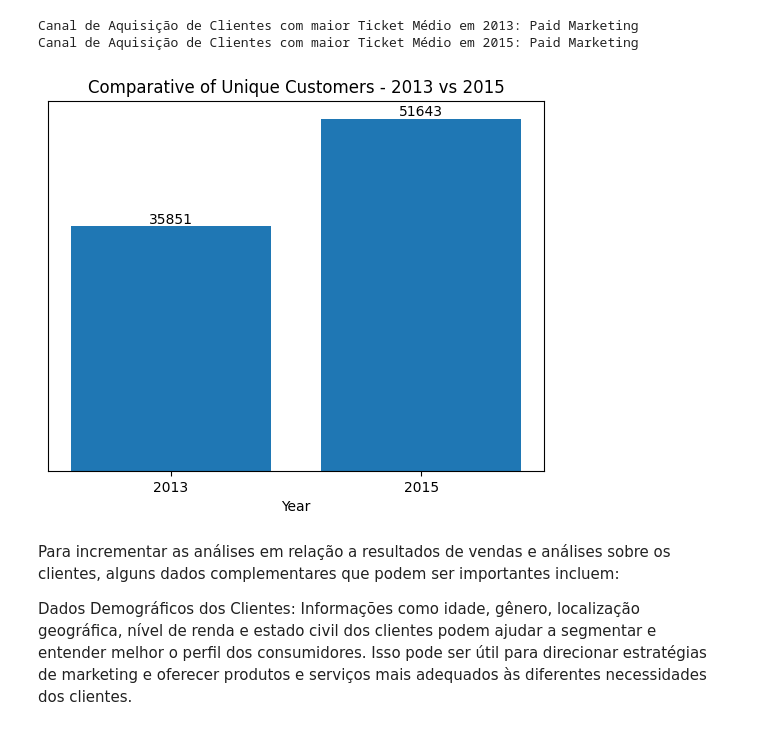
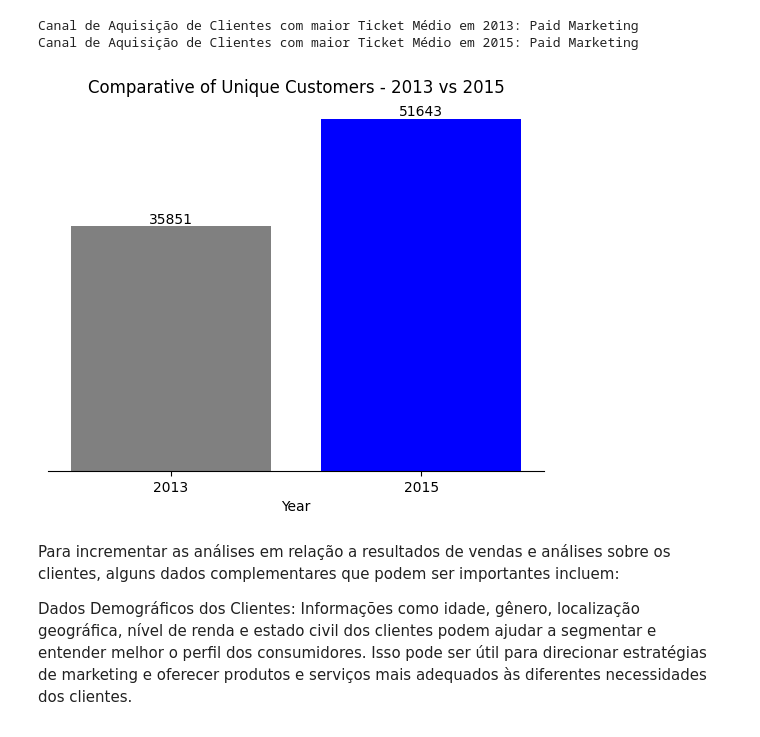
Before and after one commit to FabiBarbos/Churn, a Jupyter notebook: Olá,_este_é_o_Colaboratory.ipynb, the cells around one changed output. Saved outputs shown, nothing was run; the diff lists cells and outputs as text; code cells hidden in the pictures.

```diff
--- a/Olá,_este_é_o_Colaboratory.ipynb
+++ b/Olá,_este_é_o_Colaboratory.ipynb
@@ -204,29 +216,39 @@ print("Canal de Aquisição de Clientes com maior Ticket Médio em 2015:", chann
 Canal de Aquisição de Clientes com maior Ticket Médio em 2013: Paid Marketing
 Canal de Aquisição de Clientes com maior Ticket Médio em 2015: Paid Marketing
 # %%
-# # Obter o número de clientes únicos por ano
+# Obter o número de clientes únicos por ano
 clientes_unicos_2013 = df_2013['customer_id'].nunique()
 clientes_unicos_2015 = df_2015['customer_id'].nunique()
 
 # Criar o gráfico de barras comparativo
 anos = ['2013', '2015']
 clientes_unicos = [clientes_unicos_2013, clientes_unicos_2015]
 
-plt.bar(anos, clientes_unicos)
+# Definir as cores das barras
+cores = ['grey', 'blue']
+
+fig, ax = plt.subplots()
+
+bar = ax.bar(anos, clientes_unicos, color=cores)
 plt.xlabel('Year')
 plt.title('Comparative of Unique Customers - 2013 vs 2015')
 
 # Remover os valores do eixo y
 plt.yticks([])
 
 # Adicionar o valor no topo de cada barra
 for i, v in enumerate(clientes_unicos):
     plt.text(i, v, str(v), ha='center', va='bottom')
 
+# Remover bordas superior, direita e esquerda
+ax.spines['top'].set_visible(False)
+ax.spines['right'].set_visible(False)
+ax.spines['left'].set_visible(False)
+
 # Exibir o gráfico
 plt.show()
 # %% [output]
-[figure, old version]
+[figure, new version]
 # %% [markdown]
 Para incrementar as análises em relação a resultados de vendas e análises sobre os clientes, alguns dados complementares que podem ser importantes incluem:
 
```
Also changed, not shown: parts of 19 cells of this notebook.
